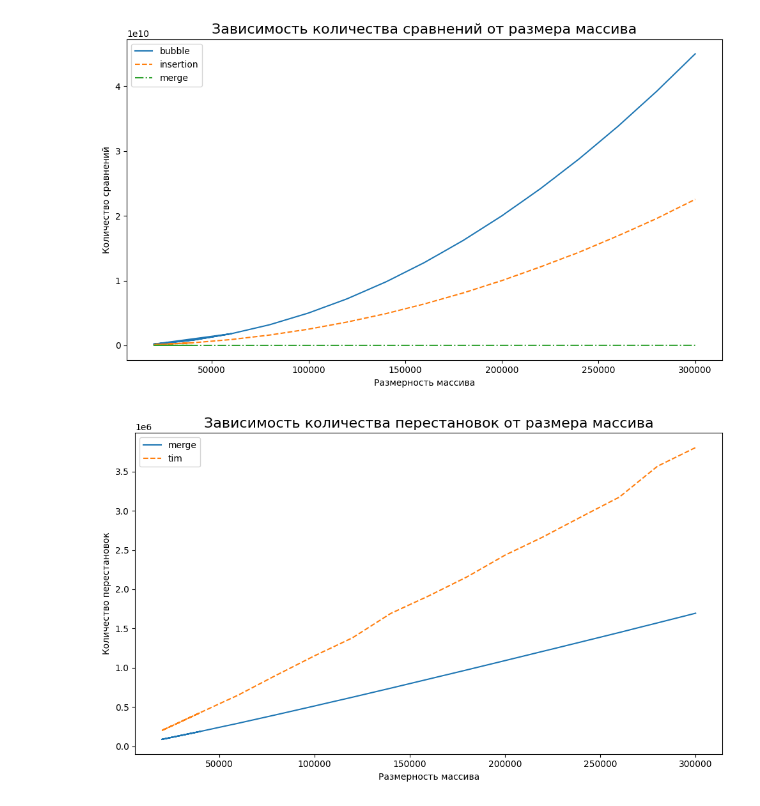
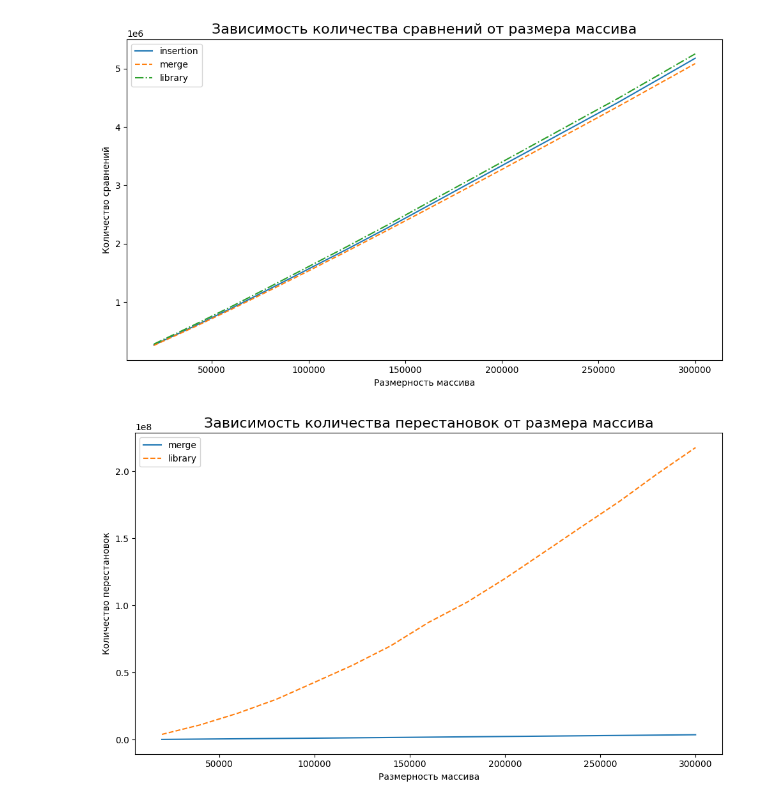
Before and after one commit to DimaOshchepkov/SortsAlgoriphm, a Jupyter notebook: CountsSwapsMoves/show_notes.ipynb, the cells around one changed output. Cells and saved outputs as stored; diff of their text form; code cells hidden in the pictures.

```diff
--- a/CountsSwapsMoves/show_notes.ipynb
+++ b/CountsSwapsMoves/show_notes.ipynb
@@ -2,44 +2,45 @@
 import matplotlib.pyplot as plt
 import pandas as pd
 # %%
-ls = ['-', '--', '-.']
+ls = ['-', '--', '-.', 'dotted']
 # %%
 
 # Список файлов с данными
 files = [
-    'bubble_compare.txt',
+
     'insertion_compare.txt',
     'merge_compare.txt',
+    'library_compare.txt'
 ]
 
 # Создаем фигуру и оси
 plt.figure(figsize=(10, 6))
 plt.title('Зависимость количества сравнений от размера массива', fontsize=16)
 plt.xlabel('Размерность массива')
 plt.ylabel('Количество сравнений')
 
 i = 0
 # Итерируемся по файлам
 for file in files:
     # Извлекаем имя алгоритма из названия файла
     algorithm = file.split('_')[0]
 
     # Читаем данные из файла
     with open(file, 'r') as f:
         data = [list(map(int, line.split())) for line in f]
 
     # Создаем DataFrame из данных
     df = pd.DataFrame(data, columns=['Размер', 'Кол-во сравнений'])
 
     # Строим график
     plt.plot(df['Размер'], df['Кол-во сравнений'], label=algorithm, ls=ls[i])
     i += 1
 
 plt.legend()
 plt.tight_layout()
 plt.show()
 # %% [output]
-[figure, old version]
+[figure, new version]
 # %%
 import matplotlib.pyplot as plt
 import pandas as pd
@@ -47,9 +48,8 @@ import pandas as pd
 # Список файлов с данными
 files = {
     'merge': ['merge_move.txt'],
-    'tim': ['tim_swap.txt', 'tim_move.txt'],
 
-
+         'library': ['library_move.txt']
 }
 
 # Создаем фигуру и оси
@@ -91,4 +91,4 @@ plt.legend()
 plt.tight_layout()
 plt.show()
 # %% [output]
-[figure, old version]
+[figure, new version]
```
Also changed, not shown: 28 other files.
